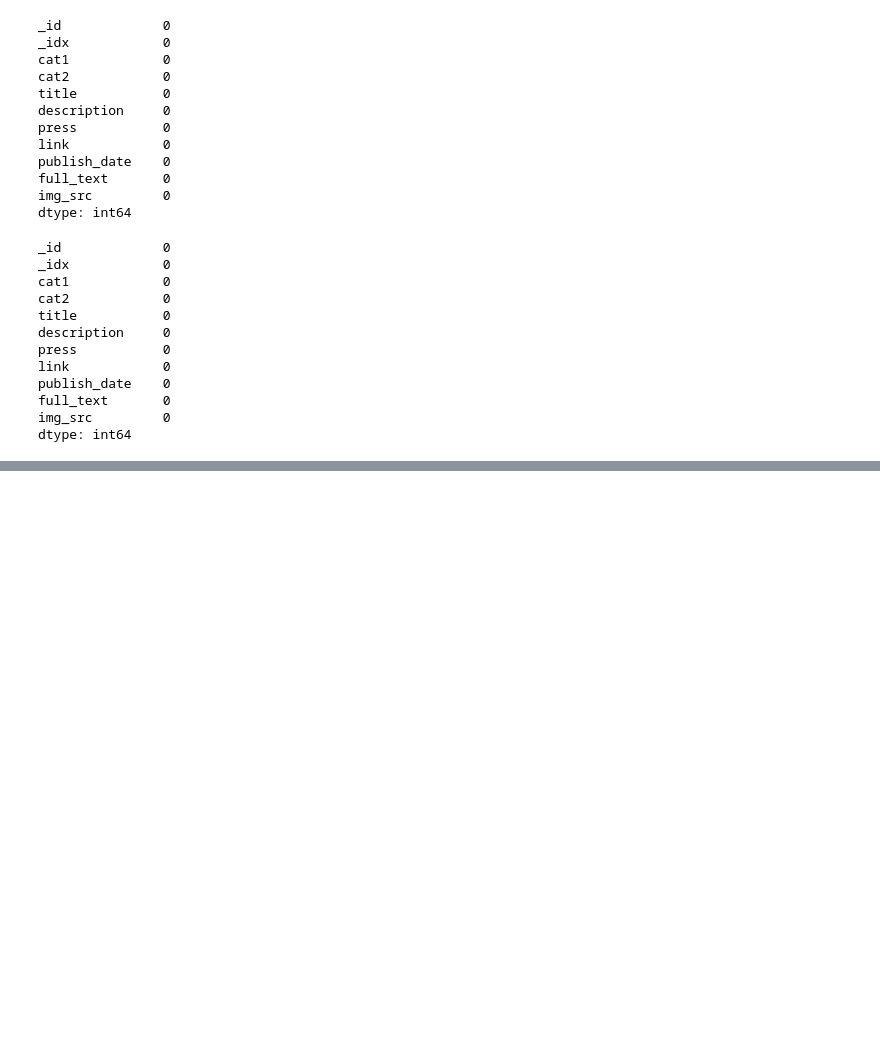
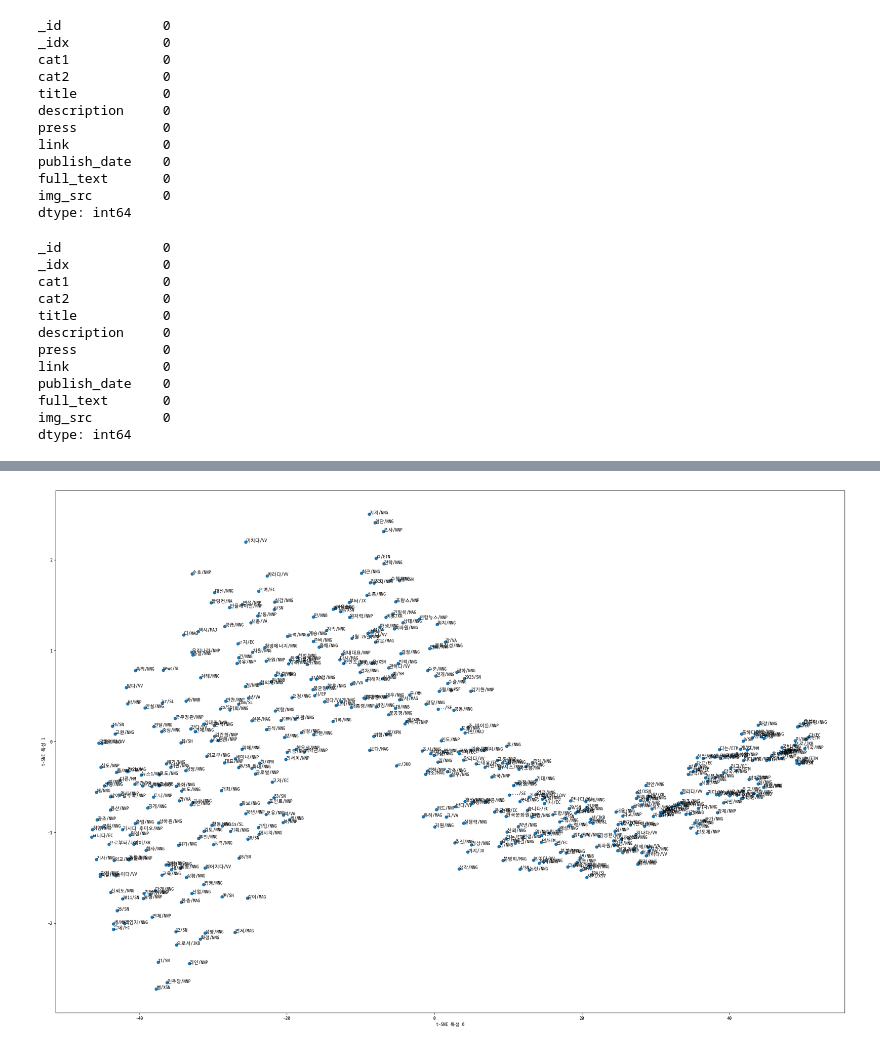
Before and after one commit to dldksco/churros, a Jupyter notebook: recommend/test.ipynb, the cells around one changed output, grey strips where cells are left out. Cells and saved outputs as stored; diff of their text form; code cells hidden in the pictures; blank space fills up the shorter version.

Commit message:
Feat : Word2Vec model

```diff
--- a/recommend/test.ipynb
+++ b/recommend/test.ipynb
@@ -88,12 +96,3 @@ dtype: int64
 # %%
 # 분석에서 제외할 데이터 제거
 df.reset_index(drop = True, inplace=True) # 인덱스 초기화
-# %%
-txt = df[:1]["full_text"][0]
-
-# kom.pos(txt,flatten=False, join=True) #komoran
-# kkm.pos(txt,flatten=False, join=True) #kkma
-def token(txt):
-    # print(txt)
-    return okt.morphs(txt) #okt
-df["token"] = df["full_text"].apply(token)
@@ -100,4 +216,5 @@ df["token"] = df["full_text"].apply(token)
 # %%
-for i in df["token"]:
-    print(' '.join(i[:10]))
+# for i in df["token"]:
+#     print(' '.join(i[:20]))
+print(df.token)
 # %% [output]
@@ -172,0 +263,4 @@ for word_tokens in df["token"]:
+# %%
+# model train sentences = data
+model = Word2Vec(sentences=df.token, vector_size = 100, window = 8, min_count = 3, workers = 4, sg = 0) # sg = 0 이면 cbow, 1이면 skip-gram
+model.wv.vectors.shape
@@ -172,0 +283,62 @@ for word_tokens in df["token"]:
+# %%
+#visualization
+from sklearn.manifold import TSNE
+from sklearn.decomposition import PCA
+import matplotlib as mpl
+import matplotlib.pyplot as plt
+import pandas as pd
+from gensim.models import KeyedVectors
+
+# 그래프에서 마이너스 폰트 깨지는 문제에 대한 대처
+mpl.rcParams['axes.unicode_minus'] = False
+
+plt.rc('font', family='D2Coding')
+
+def show_tsne():
+    tsne = TSNE(n_components=2)
+    X = tsne.fit_transform(X_show)
+
+    df = pd.DataFrame(X, index=vocab_show, columns=['x', 'y'])
+    fig = plt.figure()
+    fig.set_size_inches(30, 20)
+    ax = fig.add_subplot(1, 1, 1)
+    ax.scatter(df['x'], df['y'])
+
+    for word, pos in df.iterrows():
+        ax.annotate(word, pos, fontsize=10)
+
+    plt.xlabel("t-SNE 특성 0")
+    plt.ylabel("t-SNE 특성 1")
+    plt.show()
+
+
+def show_pca():
+    # PCA 모델을 생성합니다
+    pca = PCA(n_components=2)
+    pca.fit(X_show)
+    # 처음 두 개의 주성분으로 숫자 데이터를 변환합니다
+    x_pca = pca.transform(X_show)
+
+    plt.figure(figsize=(30, 20))
+    plt.xlim(x_pca[:, 0].min(), x_pca[:, 0].max())
+    plt.ylim(x_pca[:, 1].min(), x_pca[:, 1].max())
+    for i in range(len(X_show)):
+        plt.text(x_pca[i, 0], x_pca[i, 1], str(vocab_show[i]),
+                 fontdict={'weight': 'bold', 'size': 9})
+    plt.xlabel("첫 번째 주성분")
+    plt.ylabel("두 번째 주성분")
+    plt.show()
+
+
+vocab = list(model.wv.index_to_key)
+X = model.wv[vocab]
+
+# sz개의 단어에 대해서만 시각화
+sz = 500
+X_show = X[:sz,:]
+vocab_show = vocab[:sz]
+
+show_tsne()
+show_pca()
+# %% [output]
+[figure, added]
```
Also changed, not shown: parts of 24 cells of this notebook, 1 other file.
